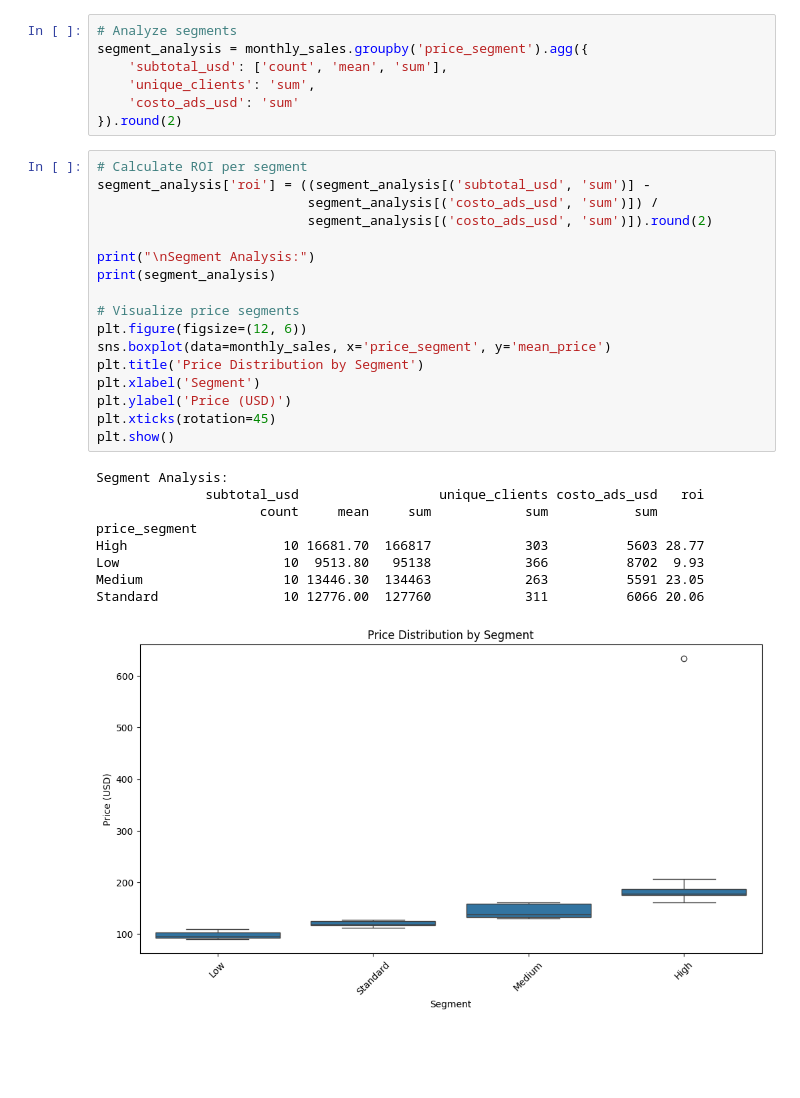
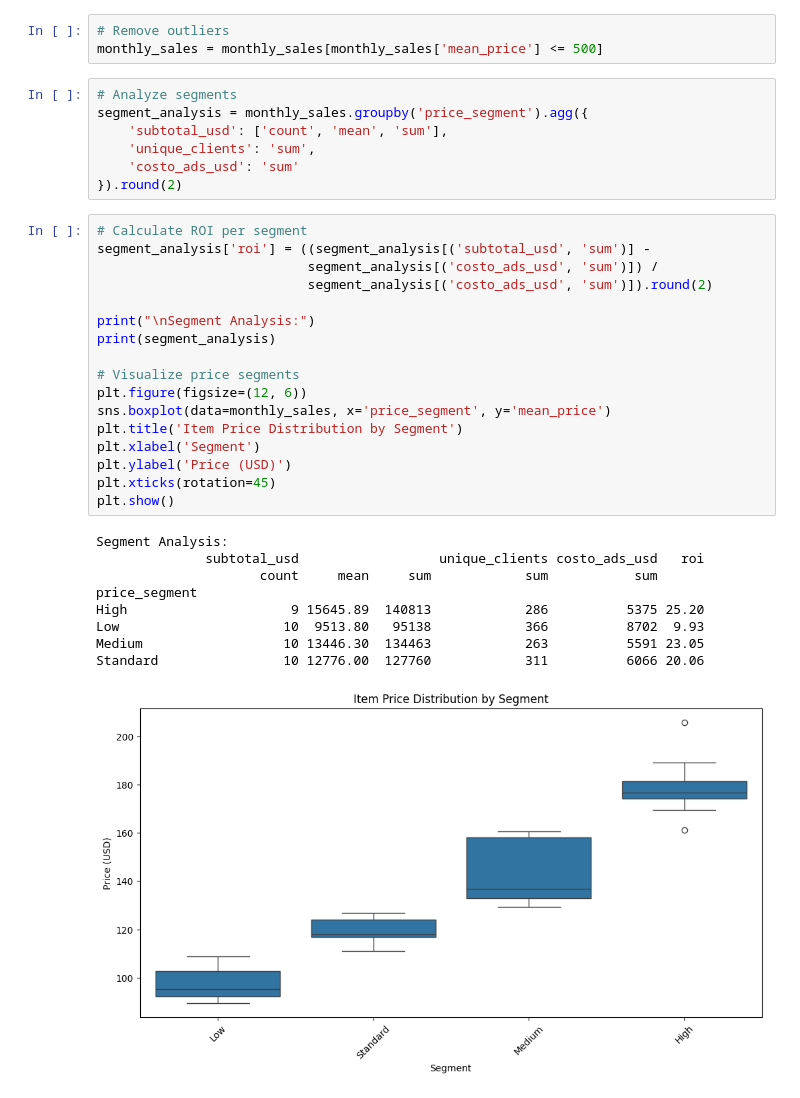
Before and after one commit to nbulygin/homedeco_analysis, a Jupyter notebook: notebooks/01_eda.ipynb, the cells around one changed output. Drawn from its saved outputs; the diff is of its cells as text; blank space fills up the shorter version.

Commit message:
remove outliers from price segmentation

```diff
--- a/notebooks/01_eda.ipynb
+++ b/notebooks/01_eda.ipynb
@@ -391,6 +395,9 @@ Price Quartiles:
 25th percentile (Q1): $110.46
 50th percentile (Q2): $128.09
 75th percentile (Q3): $160.77
+# %%
+# Remove outliers
+monthly_sales = monthly_sales[monthly_sales['mean_price'] <= 500]
 # %%
 # Analyze segments
 segment_analysis = monthly_sales.groupby('price_segment').agg({
@@ -401,27 +408,27 @@ segment_analysis = monthly_sales.groupby('price_segment').agg({
 # %%
 # Calculate ROI per segment
 segment_analysis['roi'] = ((segment_analysis[('subtotal_usd', 'sum')] -
                            segment_analysis[('costo_ads_usd', 'sum')]) /
                            segment_analysis[('costo_ads_usd', 'sum')]).round(2)
 
 print("\nSegment Analysis:")
 print(segment_analysis)
 
 # Visualize price segments
 plt.figure(figsize=(12, 6))
 sns.boxplot(data=monthly_sales, x='price_segment', y='mean_price')
-plt.title('Price Distribution by Segment')
+plt.title('Item Price Distribution by Segment')
 plt.xlabel('Segment')
 plt.ylabel('Price (USD)')
 plt.xticks(rotation=45)
 plt.show()
 # %% [output]
 Segment Analysis:
               subtotal_usd                  unique_clients costo_ads_usd   roi
                      count     mean     sum            sum           sum
 price_segment
-High                    10 16681.70  166817            303          5603 28.77
+High                     9 15645.89  140813            286          5375 25.20
 Low                     10  9513.80   95138            366          8702  9.93
 Medium                  10 13446.30  134463            263          5591 23.05
 Standard                10 12776.00  127760            311          6066 20.06
-[figure, old version]
+[figure, new version]
```
Also changed, not shown: parts of 1 cell of this notebook.
